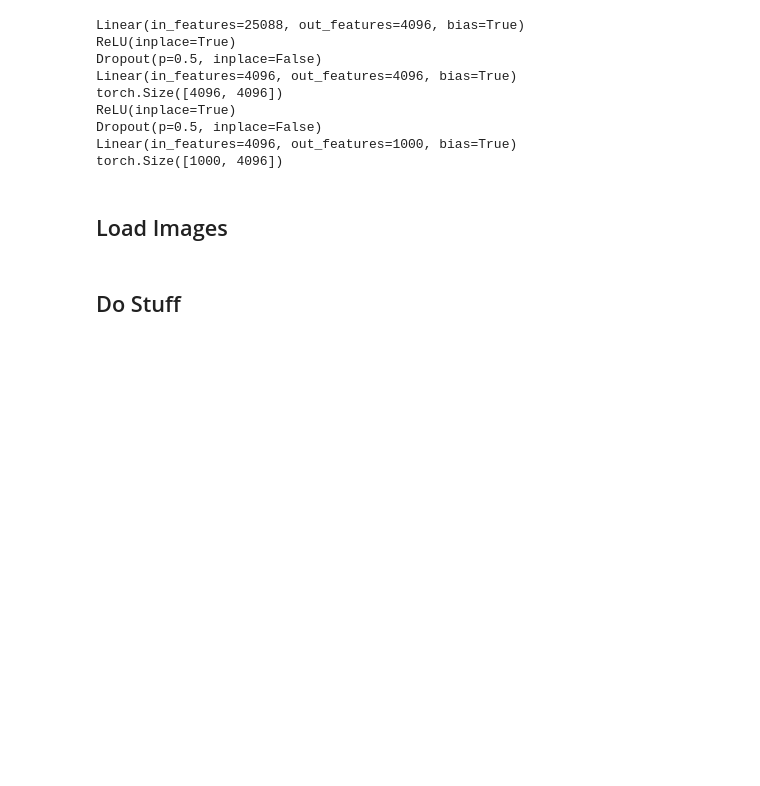
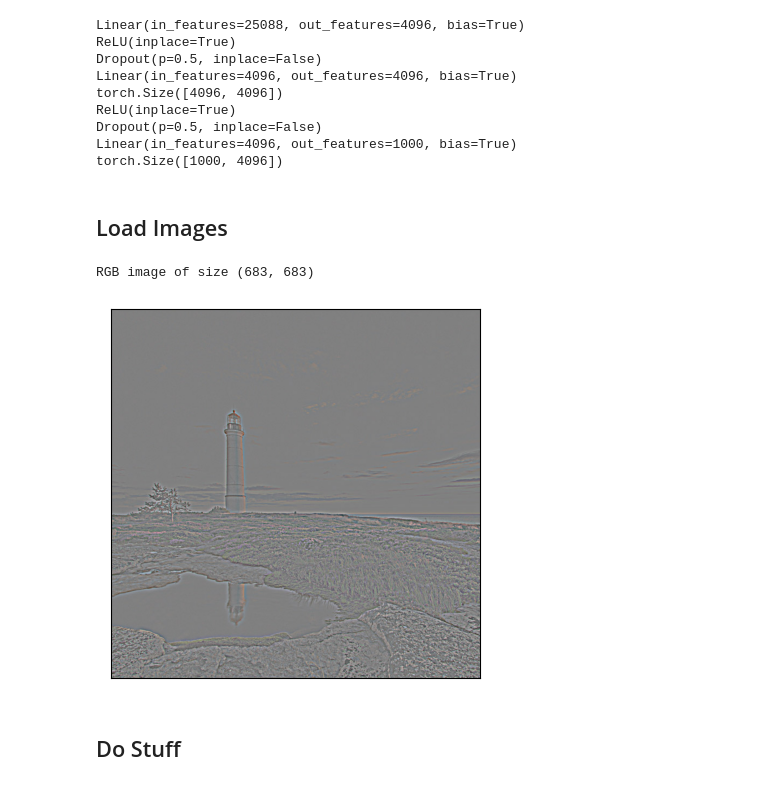
Before and after one commit to Okrash0/Explainable-Artificial-Intelligence, a Jupyter notebook: A4_LRP_v0.ipynb, the cells around one changed output. Saved outputs shown, nothing was run; the diff lists cells and outputs as text; code cells hidden in the pictures; blank space fills up the shorter version.

Commit message:
include more images

```diff
--- a/A4_LRP_v0.ipynb
+++ b/A4_LRP_v0.ipynb
@@ -49,0 +42,48 @@ figures = ['original', 'gaussian noise', 'salt and peppar', 'flipped']
+# %%
+from urllib.request import urlopen
+from urllib.error import URLError
+import matplotlib.pyplot as plt
+
+image_url = 'https://upload.wikimedia.org/wikipedia/commons/thumb/b/b6/Felis_catus-cat_on_snow.jpg/640px-Felis_catus-cat_on_snow.jpg'
+
+lighthouse_url = 'https://github.com/Falk0/latex_master1_semester2/blob/main/deep_learning_for_image_analysis/figures/assignment_4/lighthouse_original.jpg?raw=true'
+lighthouse_90deg_url = 'https://github.com/Falk0/latex_master1_semester2/blob/main/deep_learning_for_image_analysis/figures/assignment_4/lighthouse_90deg.jpg?raw=true'
+lighthouse_blur_url = 'https://github.com/Falk0/latex_master1_semester2/blob/main/deep_learning_for_image_analysis/figures/assignment_4/lighthouse_blur.jpg?raw=true'
+lighthouse_highpass_url = 'https://github.com/Falk0/latex_master1_semester2/blob/main/deep_learning_for_image_analysis/figures/assignment_4/lighthouse_highpass.jpg?raw=true'
+lighthouse_mix_channel_url = 'https://github.com/Falk0/latex_master1_semester2/blob/main/deep_learning_for_image_analysis/figures/assignment_4/lighthouse_mix_channel.jpg?raw=true'
+lighthouse_noise_url = 'https://github.com/Falk0/latex_master1_semester2/blob/main/deep_learning_for_image_analysis/figures/assignment_4/lighthouse_noise.jpg?raw=true'
+lighthouse_equalized_url = 'https://github.com/Falk0/latex_master1_semester2/blob/main/deep_learning_for_image_analysis/figures/assignment_4/lighthouse%20equalized.jpg?raw=true'
+
+lighthouse_url_list = [
+    lighthouse_url,
+    lighthouse_90deg_url,
+    lighthouse_blur_url,
+    lighthouse_highpass_url,
+    lighthouse_mix_channel_url,
+    lighthouse_noise_url,
+    lighthouse_equalized_url
+]
+
+description = ['Original', '90deg', 'Gaussian blur', 'Highpass filtered', 'Mixed color channels', 'Noise', 'Hist.equalized']
+
+lighthouse_image_list = []
+for i in range(len(lighthouse_url_list)):
+
+    try:
+        with Image.open(urlopen(lighthouse_url_list[i])) as im:
+            # The following fixes some problems when loading images:
+            # https://stackoverflow.com/a/64598016
+            lighthouse_image_list.append(im.convert("RGB"))
+    except (URLError, OSError):
+        print("please provide a valid URL or local path")
+
+
+
+print(f"{lighthouse_image_list[3].mode} image of size {lighthouse_image_list[3].size}")
+plt.imshow(np.asarray(lighthouse_image_list[3]))
+plt.xticks([])
+plt.yticks([])
+plt.show()
+# %% [output]
+RGB image of size (683, 683)
+[figure, added]
```
Also changed, not shown: parts of 3 cells of this notebook.
